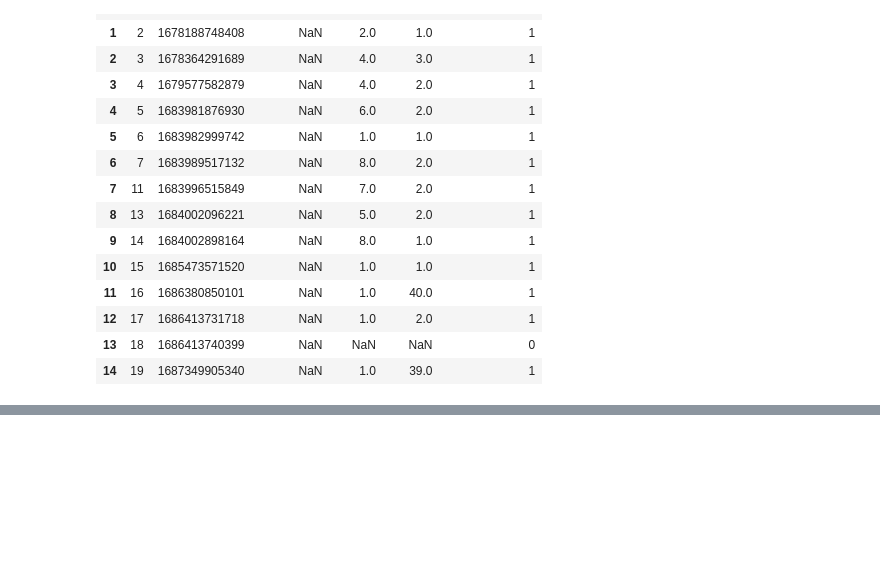
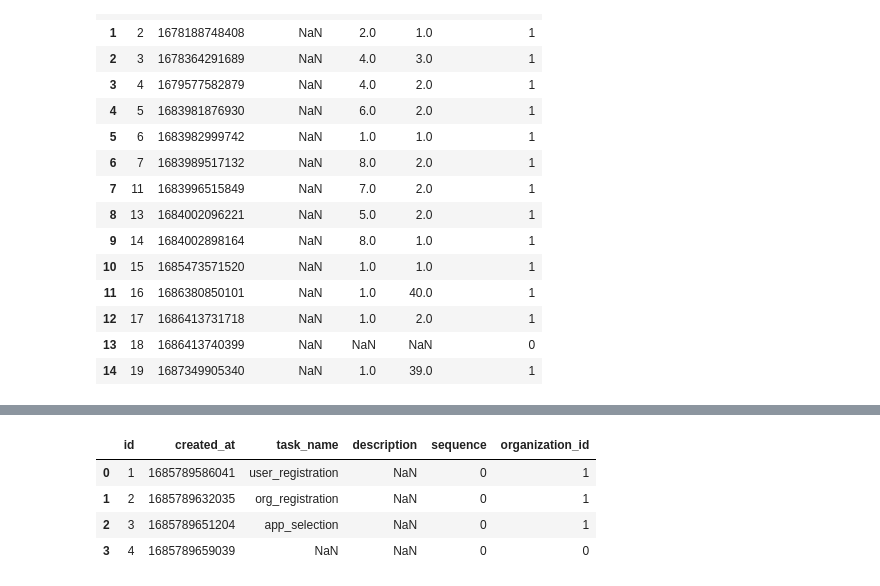
Before and after one commit to faruq2021/My-ML-MODEL-NOTEBOOKS, a Jupyter notebook: attainhelp.ipynb, the cells around one changed output, grey strips where cells are left out. Cells and saved outputs as stored; diff of their text form; code cells hidden in the pictures; blank space fills up the shorter version.

```diff
--- a/attainhelp.ipynb
+++ b/attainhelp.ipynb
@@ -178,0 +569,10 @@ tokenizer.save_pretrained(output_dir)
+# %%
+table=pd.read_csv("/kaggle/input/attaindb/dbo-user_onboarding_task-184-live.1690887111.csv")
+# %%
+table.head()
+# %% [output]
+|  | id | created_at | task_name | description | sequence | organization_id |
+| 0 | 1 | 1685789586041 | user_registration | NaN | 0 | 1 |
+| 1 | 2 | 1685789632035 | org_registration | NaN | 0 | 1 |
+| 2 | 3 | 1685789651204 | app_selection | NaN | 0 | 1 |
+| 3 | 4 | 1685789659039 | NaN | NaN | 0 | 0 |
```
Also changed, not shown: parts of 42 cells of this notebook.
